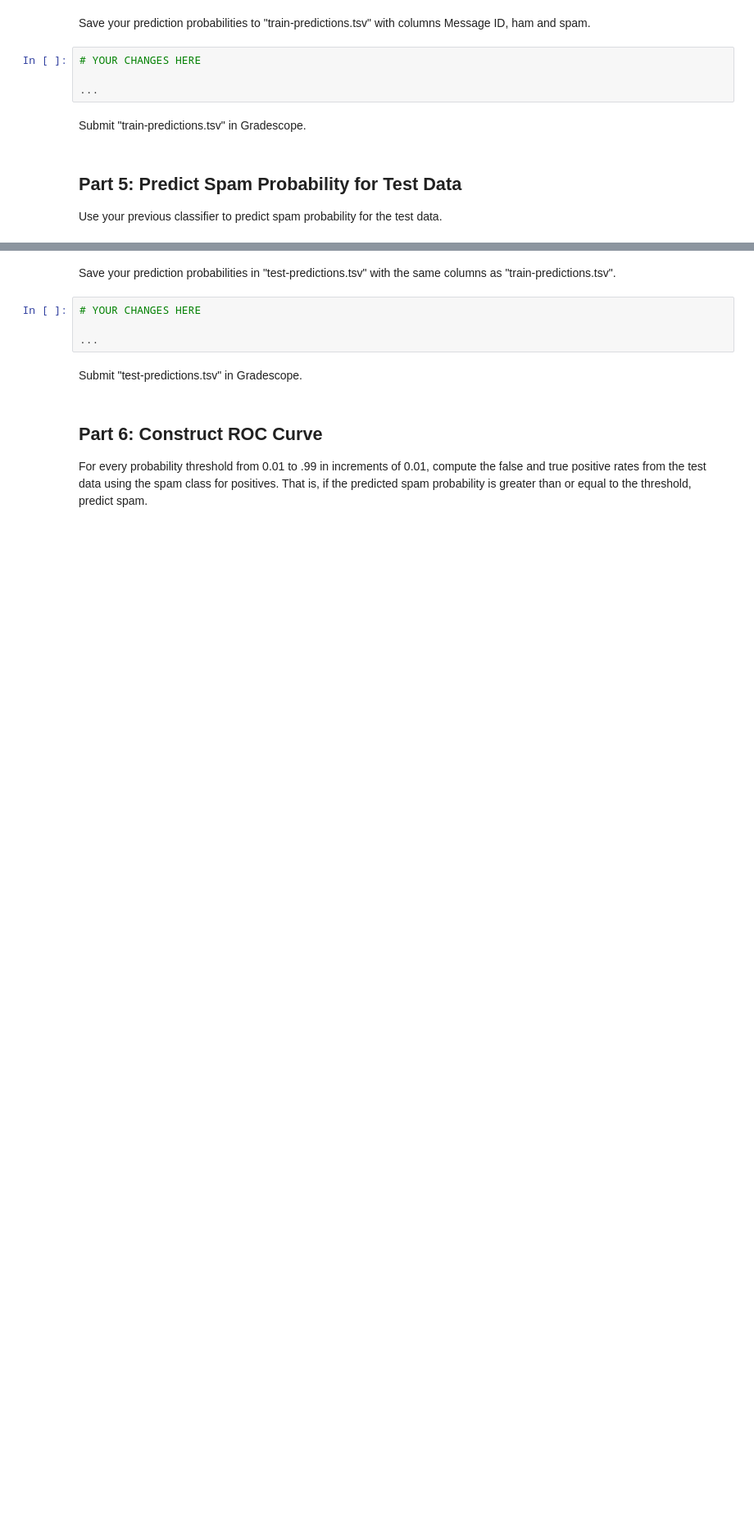
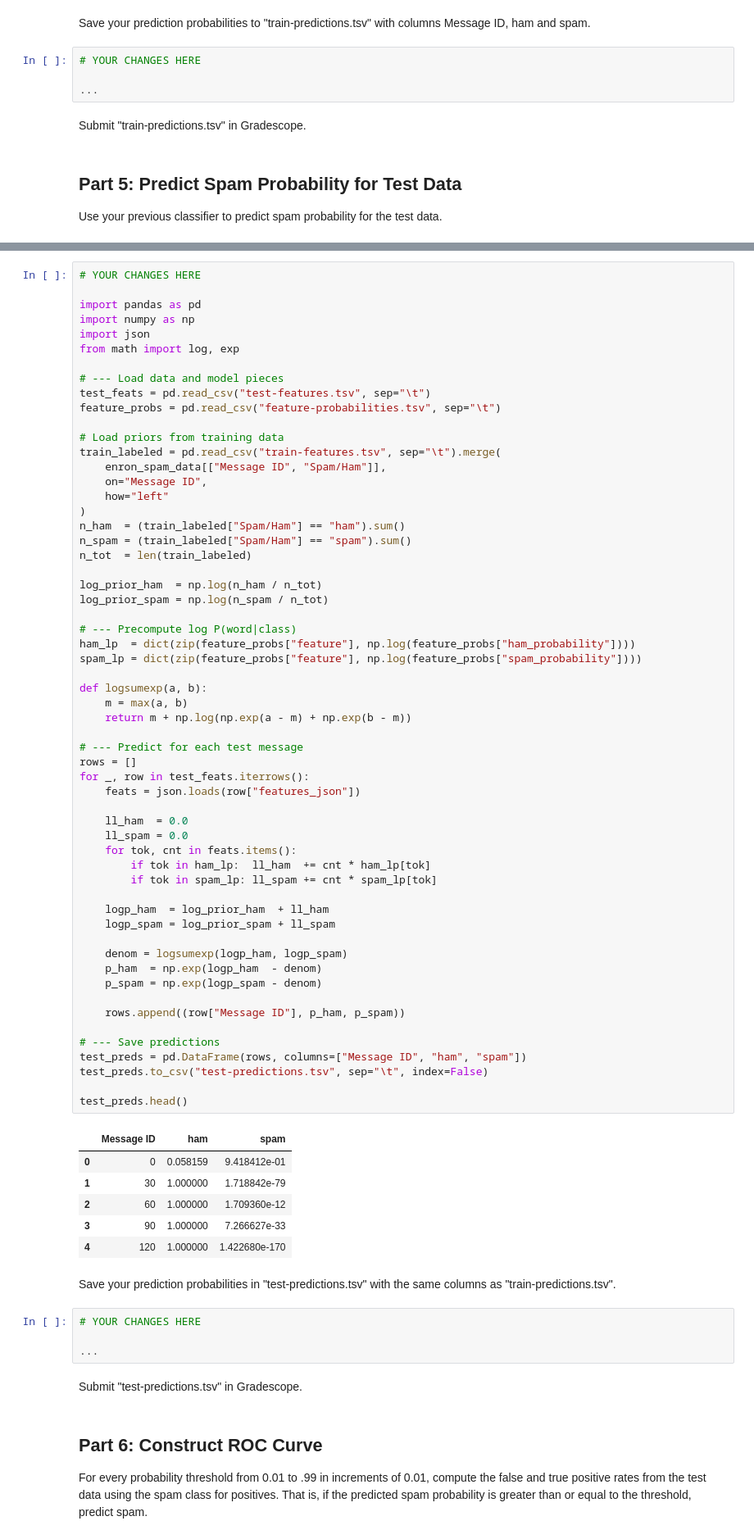
Before and after one commit to polinacsv/dx704-project-09, a Jupyter notebook: project.ipynb, the cells around one changed output, grey strips where cells are left out. Shown at 82% size. Saved outputs shown, nothing was run; the diff lists cells and outputs as text; blank space fills up the shorter version.

```diff
--- a/project.ipynb
+++ b/project.ipynb
@@ -176,3 +280,68 @@ Use your previous classifier to predict spam probability for the test data.
+# %%
+# YOUR CHANGES HERE
+
+import pandas as pd
+import numpy as np
+import json
+from math import log, exp
+
+# --- Load data and model pieces
+test_feats = pd.read_csv("test-features.tsv", sep="\t")
+feature_probs = pd.read_csv("feature-probabilities.tsv", sep="\t")
+
+# Load priors from training data
+train_labeled = pd.read_csv("train-features.tsv", sep="\t").merge(
+    enron_spam_data[["Message ID", "Spam/Ham"]],
+    on="Message ID",
+    how="left"
+)
+n_ham  = (train_labeled["Spam/Ham"] == "ham").sum()
+n_spam = (train_labeled["Spam/Ham"] == "spam").sum()
+n_tot  = len(train_labeled)
+
+log_prior_ham  = np.log(n_ham / n_tot)
+log_prior_spam = np.log(n_spam / n_tot)
+
+# --- Precompute log P(word|class)
+ham_lp  = dict(zip(feature_probs["feature"], np.log(feature_probs["ham_probability"])))
+spam_lp = dict(zip(feature_probs["feature"], np.log(feature_probs["spam_probability"])))
+
+def logsumexp(a, b):
+    m = max(a, b)
+    return m + np.log(np.exp(a - m) + np.exp(b - m))
+
+# --- Predict for each test message
+rows = []
+for _, row in test_feats.iterrows():
+    feats = json.loads(row["features_json"])
+
+    ll_ham  = 0.0
+    ll_spam = 0.0
+    for tok, cnt in feats.items():
+        if tok in ham_lp:  ll_ham  += cnt * ham_lp[tok]
+        if tok in spam_lp: ll_spam += cnt * spam_lp[tok]
+
+    logp_ham  = log_prior_ham  + ll_ham
+    logp_spam = log_prior_spam + ll_spam
+
+    denom = logsumexp(logp_ham, logp_spam)
+    p_ham  = np.exp(logp_ham  - denom)
+    p_spam = np.exp(logp_spam - denom)
+
+    rows.append((row["Message ID"], p_ham, p_spam))
+
+# --- Save predictions
+test_preds = pd.DataFrame(rows, columns=["Message ID", "ham", "spam"])
+test_preds.to_csv("test-predictions.tsv", sep="\t", index=False)
+
+test_preds.head()
+# %% [output]
+|  | Message ID | ham | spam |
+| 0 | 0 | 0.058159 | 9.418412e-01 |
+| 1 | 30 | 1.000000 | 1.718842e-79 |
+| 2 | 60 | 1.000000 | 1.709360e-12 |
+| 3 | 90 | 1.000000 | 7.266627e-33 |
+| 4 | 120 | 1.000000 | 1.422680e-170 |
 # %% [markdown]
 Save your prediction probabilities in "test-predictions.tsv" with the same columns as "train-predictions.tsv".
 # %%
```
Also changed, not shown: parts of 7 cells of this notebook, 4 other files.
